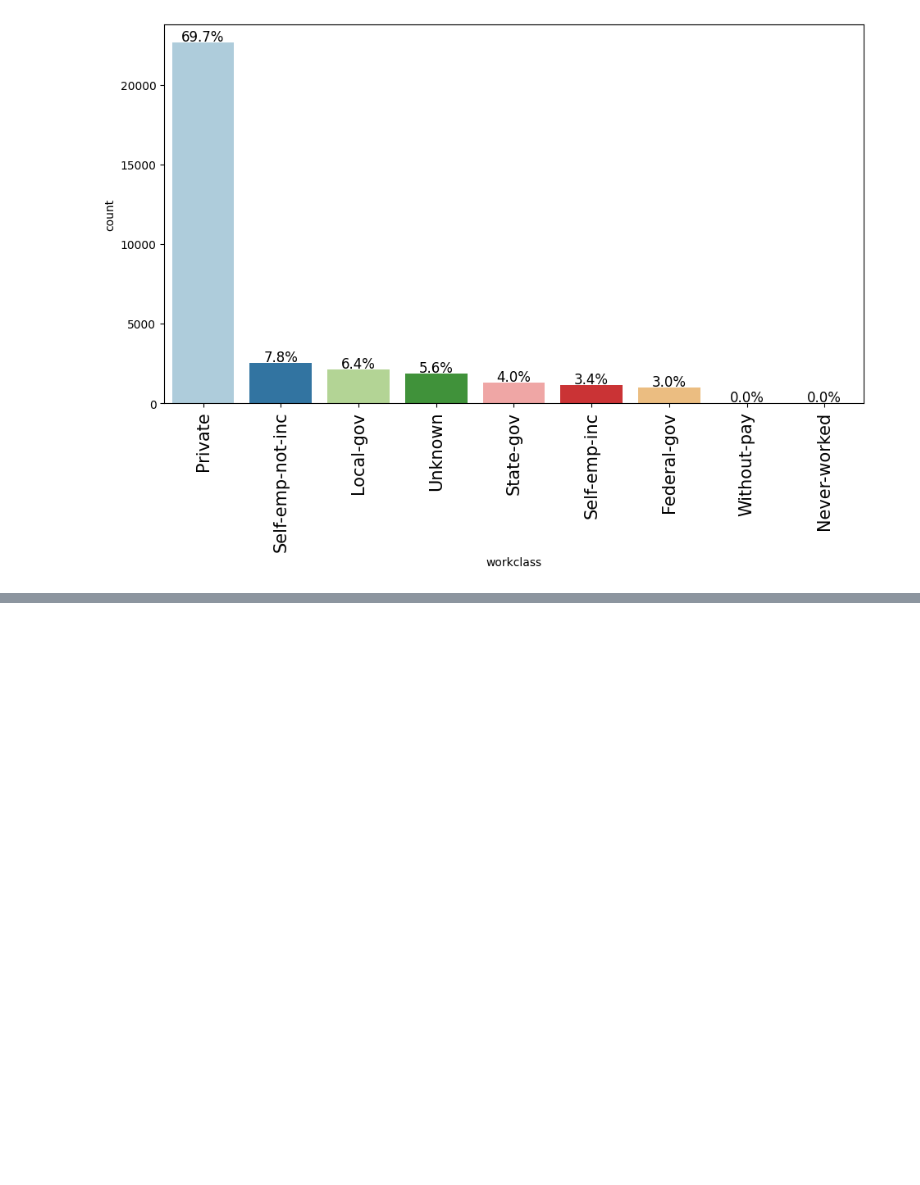
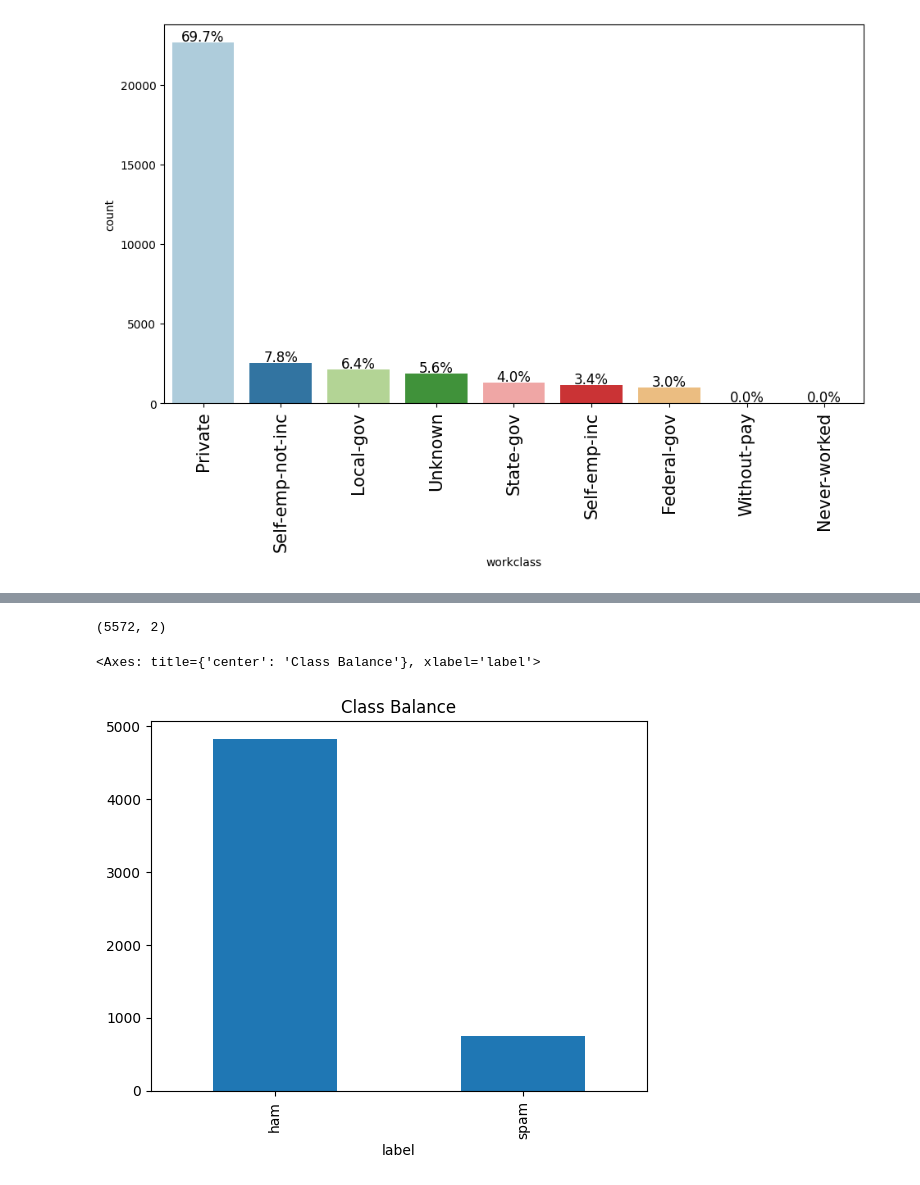
Before and after one commit to dakshayani2906/Data-Science-Portfolio, a Jupyter notebook: Untitled7.ipynb, the cells around one changed output, grey strips where cells are left out. Drawn from its saved outputs; the diff is of its cells as text; code cells hidden in the pictures; blank space fills up the shorter version.

```diff
--- a/Untitled7.ipynb
+++ b/Untitled7.ipynb
@@ -290,0 +293,8 @@ labeled_barplot(df, "workclass", perc = True)
+# %%
+import pandas as pd
+
+# Load dataset
+url = "https://raw.githubusercontent.com/justmarkham/pycon-2016-tutorial/master/data/sms.tsv"
+df = pd.read_csv(url, sep='\t', header=None, names=['label', 'message'])
+
+df.head()
@@ -290,0 +308,13 @@ labeled_barplot(df, "workclass", perc = True)
+# %%
+df.shape
+# %% [output]
+(5572, 2)
+# %%
+# Preprocessing
+
+# Check class balance
+
+df['label'].value_counts().plot(kind = 'bar', title = 'Class Balance')
+# %% [output]
+<Axes: title={'center': 'Class Balance'}, xlabel='label'>
+[figure, added]
```
Also changed, not shown: parts of 3 cells of this notebook.
